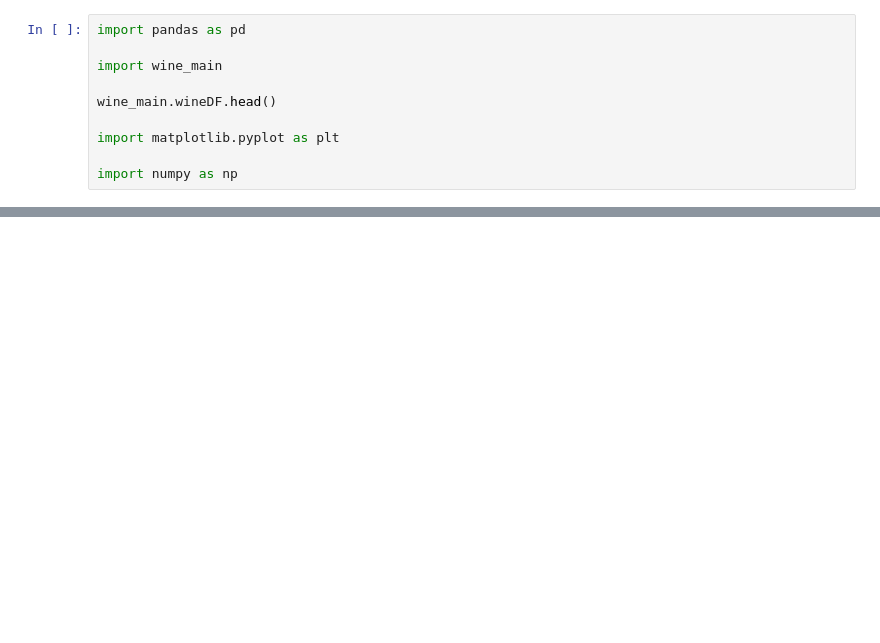
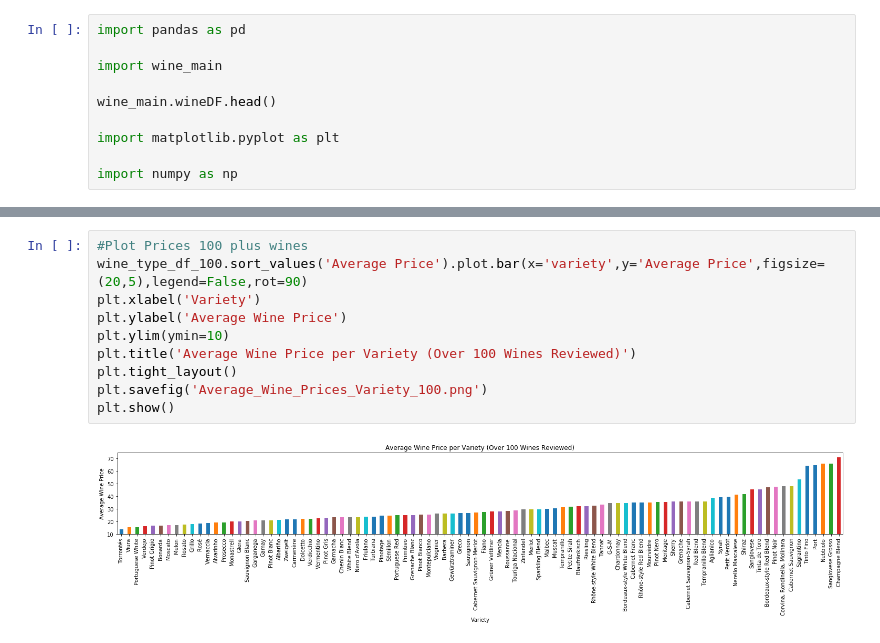
Before and after one commit to vittalsiddaiah/FantasticFive, a Jupyter notebook: Project/Notebooks/jagan.ipynb, the cells around one changed output, grey strips where cells are left out. Saved outputs shown, nothing was run; the diff lists cells and outputs as text; blank space fills up the shorter version.

```diff
--- a/Project/Notebooks/jagan.ipynb
+++ b/Project/Notebooks/jagan.ipynb
@@ -73,0 +80,12 @@ plt.show()
+# %%
+#Plot Prices 100 plus wines
+wine_type_df_100.sort_values('Average Price').plot.bar(x='variety',y='Average Price',figsize=(20,5),legend=False,rot=90)
+plt.xlabel('Variety')
+plt.ylabel('Average Wine Price')
+plt.ylim(ymin=10)
+plt.title('Average Wine Price per Variety (Over 100 Wines Reviewed)')
+plt.tight_layout()
+plt.savefig('Average_Wine_Prices_Variety_100.png')
+plt.show()
+# %% [output]
+[figure, added]
```
Also changed, not shown: parts of 12 cells of this notebook, 13 other files.
